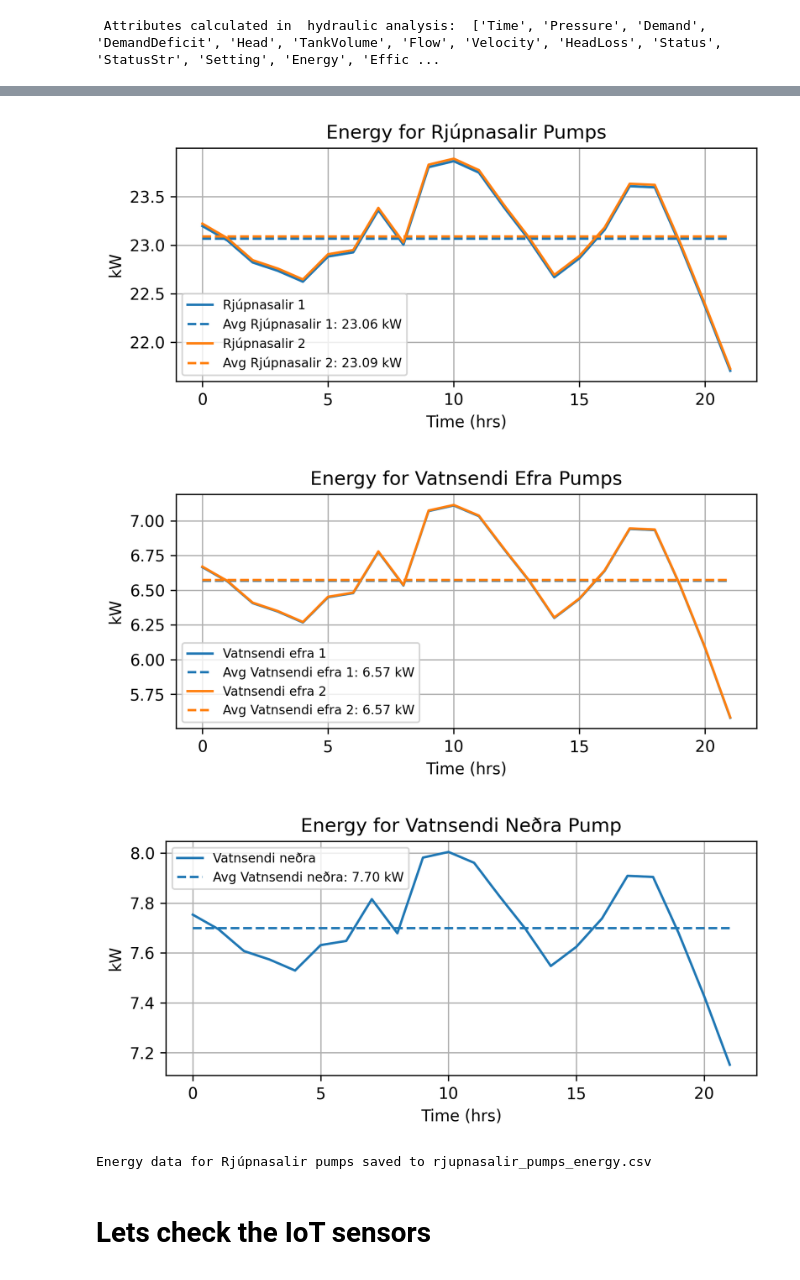
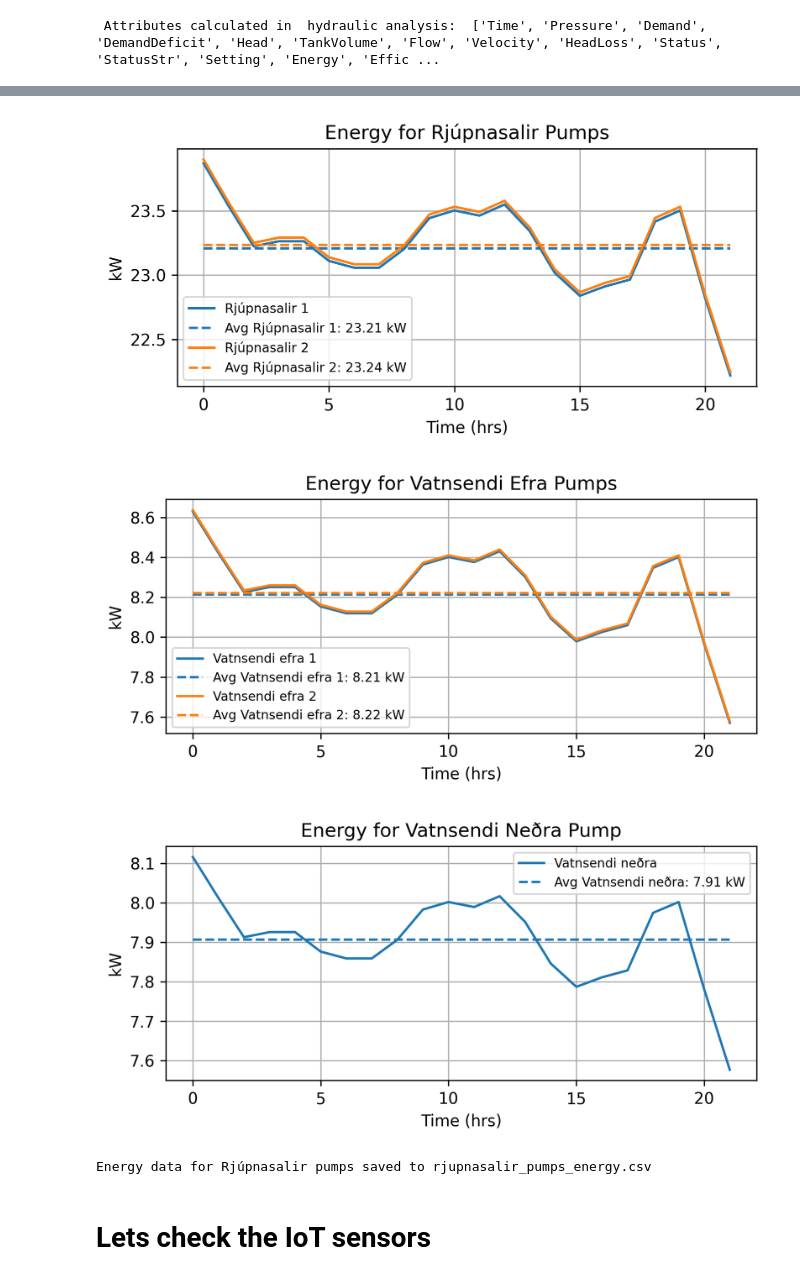
Before and after one commit to frodibrooks/OptimisedHeating, a Jupyter notebook: Epanet_python/Simulate_Vatnsendi.ipynb, the cells around one changed output, grey strips where cells are left out. Drawn from its saved outputs; the diff is of its cells as text; code cells hidden in the pictures.

```diff
--- a/Epanet_python/Simulate_Vatnsendi.ipynb
+++ b/Epanet_python/Simulate_Vatnsendi.ipynb
@@ -12,8 +12,8 @@ import time
 
 
 # Load the EPANET model
-inp_file = "C:\\Users\\frodi\\Documents\\OptimisedHeating\\Epanet\\currently_working\\Vatnsendi_rjupnasalir_pattern.inp"
-# inp_file = "C:\\Users\\frodi\\Documents\\OptimisedHeating\\Epanet\\currently_working\\Vatnsendi_pattern_efra.inp"
+# inp_file = "C:\\Users\\frodi\\Documents\\OptimisedHeating\\Epanet\\currently_working\\Vatnsendi_rjupnasalir_pattern.inp"
+inp_file = "C:\\Users\\frodi\\Documents\\OptimisedHeating\\Epanet\\currently_working\\Vatnsendi_pattern_efra.inp"
 # inp_file = "C:\\Users\\frodi\\Documents\\OptimisedHeating\\Epanet\\currently_working\\Vatnsendi_pattern_nedra.inp"
 
 d = epanet(inp_file)
@@ -184,10 +184,10 @@ for i, index in enumerate(link_indices):
     plt.show()
 
 
-    import pandas as pd
+#     import pandas as pd
 
 # Get the index for link "11"
-link_name = '11'
+link_name = 'Pipe-62614'
 link_index = get_link_indices(d, [link_name])[0]
 
 # Extract the absolute flow data for that link
@@ -318,38 +318,38 @@ for title, link_group in grouped_links.items():
     plt.ylabel('kW')
     plt.grid(True)
 
     # Add legend
     plt.legend(legend_lines, legend_labels, fontsize=8)
     # plt.legend(legend_lines, legend_labels, loc='upper left', bbox_to_anchor=(1.05, 1), fontsize=8)
     # Adjust layout
     plt.tight_layout()
 
     # Show the plot
     plt.show()
 
-import pandas as pd
+# import pandas as pd
 
 # Extract the indices for Rjúpnasalir pumps
-rju_links = ['17', '10']
+rju_links = ['25', '26']
 rju_indices = [link_indices[link_input_names.index(link)] for link in rju_links]
 
 # Create a dictionary for the DataFrame
 rju_data = {'Time (hrs)': hrs_time}
 
 # Add energy data for each Rjúpnasalir pump
 for link, index in zip(rju_links, rju_indices):
     kw = hyd_res.Energy[:, index - 1]
     rju_data[f"{custom_legend_names[link]} (kW)"] = kw
 
 # Create and save the DataFrame
 df_rju = pd.DataFrame(rju_data)
 df_rju.to_csv("rjupnasalir_pumps_energy.csv", index=False)
 
 print("Energy data for Rjúpnasalir pumps saved to rjupnasalir_pumps_energy.csv")
 # %% [output]
-[figure, old version]
+[figure, new version]
-[figure, old version]
+[figure, new version]
-[figure, old version]
+[figure, new version]
 Energy data for Rjúpnasalir pumps saved to rjupnasalir_pumps_energy.csv
 # %% [markdown]
 # Lets check the IoT sensors
```
Also changed, not shown: parts of 7 cells of this notebook, 10 other files.
